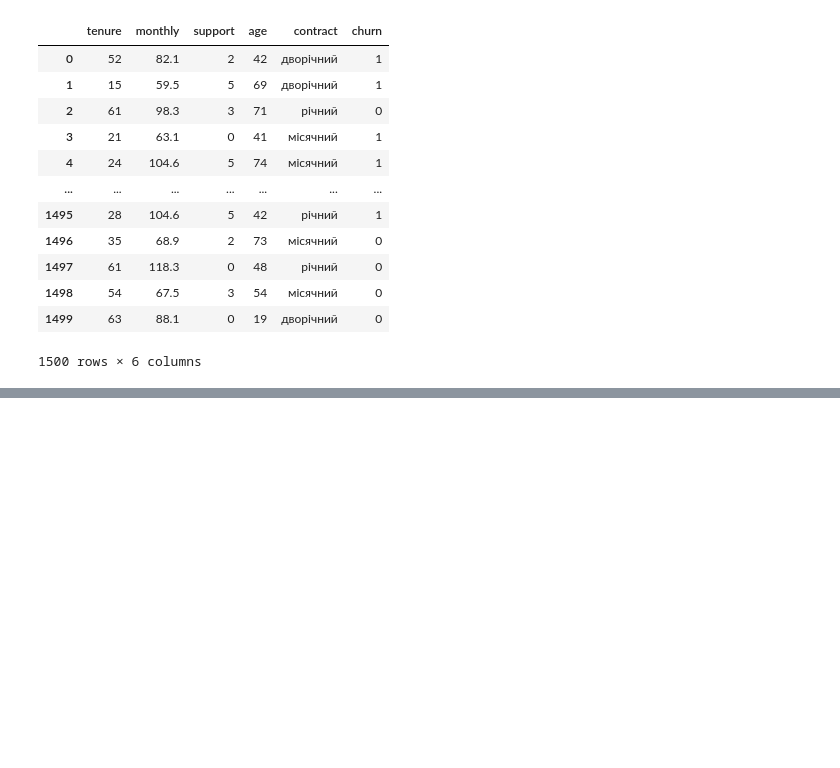
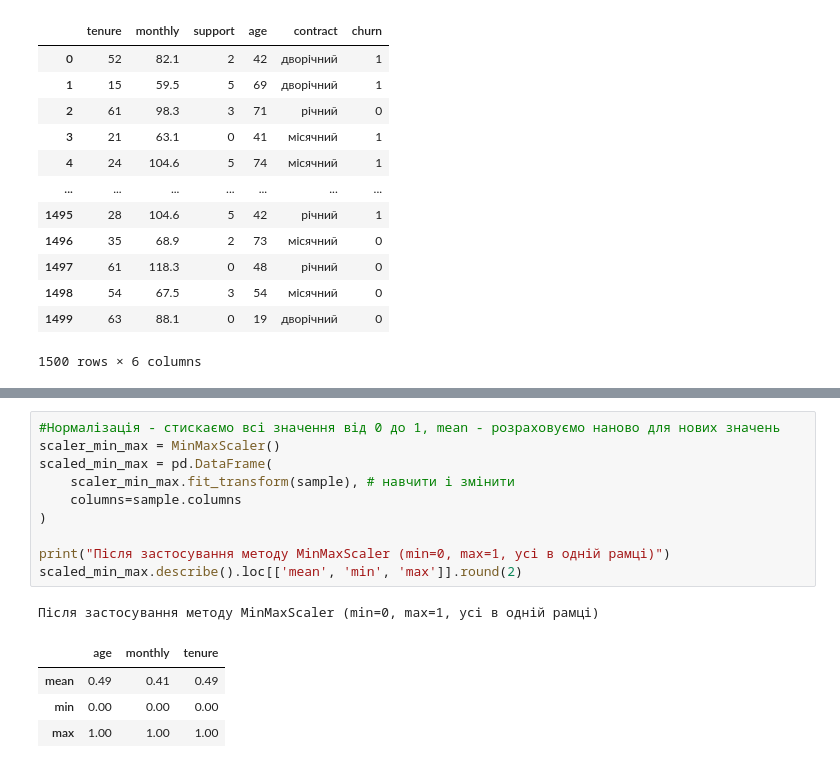
Before and after one commit to NadiiaIvashchuk/DTA_2026, a Jupyter notebook: ML/Strong ML models.ipynb, the cells around one changed output, grey strips where cells are left out. Cells and saved outputs as stored; diff of their text form; blank space fills up the shorter version.

```diff
--- a/ML/Strong ML models.ipynb
+++ b/ML/Strong ML models.ipynb
@@ -48,0 +79,16 @@ cust
+# %%
+#Нормалізація - стискаємо всі значення від 0 до 1, mean - розраховуємо наново для нових значень
+scaler_min_max = MinMaxScaler()
+scaled_min_max = pd.DataFrame(
+    scaler_min_max.fit_transform(sample), # навчити і змінити
+    columns=sample.columns
+)
+
+print("Після застосування методу MinMaxScaler (min=0, max=1, усі в одній рамці)")
+scaled_min_max.describe().loc[['mean', 'min', 'max']].round(2)
+# %% [output]
+Після застосування методу MinMaxScaler (min=0, max=1, усі в одній рамці)
+|  | age | monthly | tenure |
+| mean | 0.49 | 0.41 | 0.49 |
+| min | 0.00 | 0.00 | 0.00 |
+| max | 1.00 | 1.00 | 1.00 |
```
Also changed, not shown: parts of 11 cells of this notebook.
